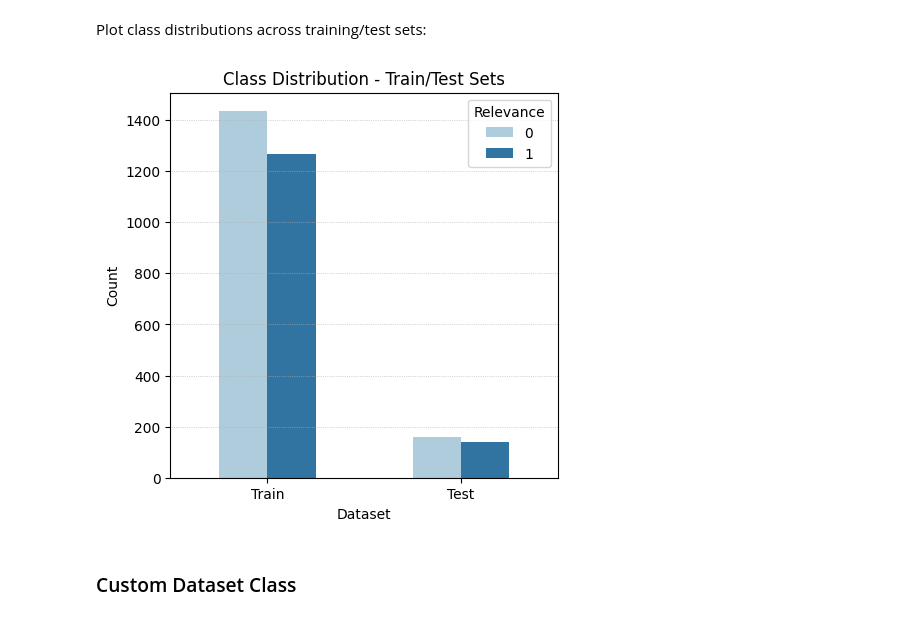
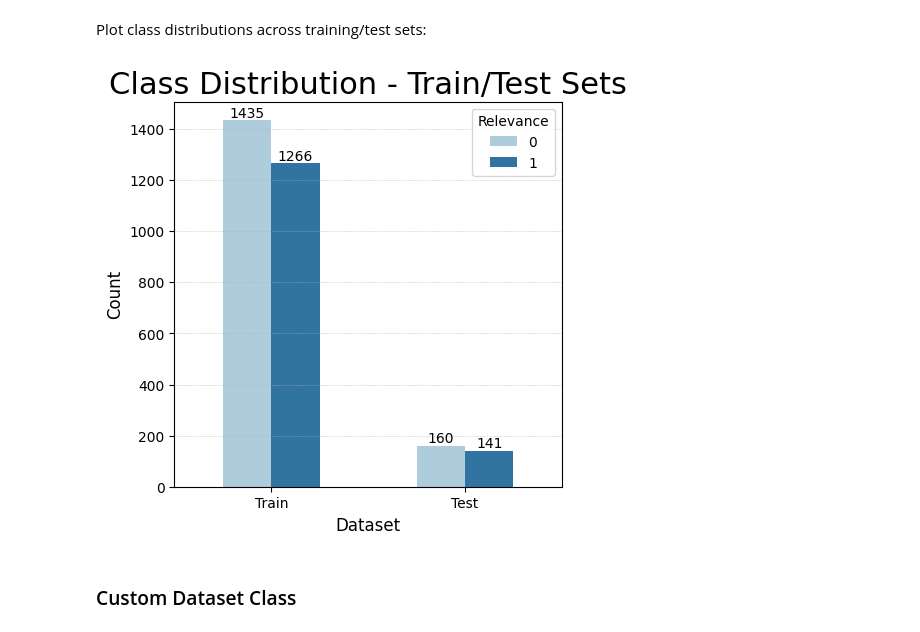
Before and after one commit to belindalombard/BertMLProject, a Jupyter notebook: Relevance_Model.ipynb, the cells around one changed output. Saved outputs shown, nothing was run; the diff lists cells and outputs as text; code cells hidden in the pictures.

```diff
--- a/Relevance_Model.ipynb
+++ b/Relevance_Model.ipynb
@@ -229,7 +228,14 @@ import seaborn as sns
 import matplotlib.pyplot as plt
 
 plt.figure(figsize=(5, 5))
-sns.countplot(df,x=RELEVANCE, palette="Paired", width=0.3)
-plt.title("Class Distribution - Whole Dataset")
+ax = sns.countplot(df,x=RELEVANCE,hue=RELEVANCE, palette="Paired", width=0.3,legend=False)
+plt.title("Class Distribution - Whole Dataset",fontsize=22)
+plt.xlabel('Relevance',fontsize=12)
+plt.ylabel('Count',fontsize=12)
+
 plt.grid(True,axis='y', linestyle=':', linewidth=0.5)
+
+for i in ax.containers:
+    ax.bar_label(i,)
+plt.show()
 # %% [output]
@@ -277,20 +280,23 @@ Plot class distributions across training/test sets:
 # %%
 df_train['DATASET'] = 'Train'
 df_test['DATASET'] = 'Test'
 
 # Combine the two DataFrames
 df_combined = pd.concat([df_train, df_test])
 
 # Plot class distributions in a single plot
 plt.figure(figsize=(5, 5))
-sns.countplot(x='DATASET', hue=RELEVANCE, data=df_combined, palette="Paired", width=0.5)
-plt.title('Class Distribution - Train/Test Sets')
-plt.xlabel('Dataset')
-plt.ylabel('Count')
+ax = sns.countplot(x='DATASET', hue=RELEVANCE, data=df_combined, palette="Paired", width=0.5)
+plt.title('Class Distribution - Train/Test Sets', fontsize=22)
+plt.xlabel('Dataset',fontsize=12)
+plt.ylabel('Count',fontsize=12)
 plt.legend(title='Relevance')
 plt.grid(True,axis='y', linestyle=':', linewidth=0.5)
+for i in ax.containers:
+    ax.bar_label(i,)
+plt.show()
 # %% [output]
-[figure, old version]
+[figure, new version]
 # %% [markdown]
 ### Custom Dataset Class
 # %%
```
Also changed, not shown: parts of 17 cells of this notebook.
